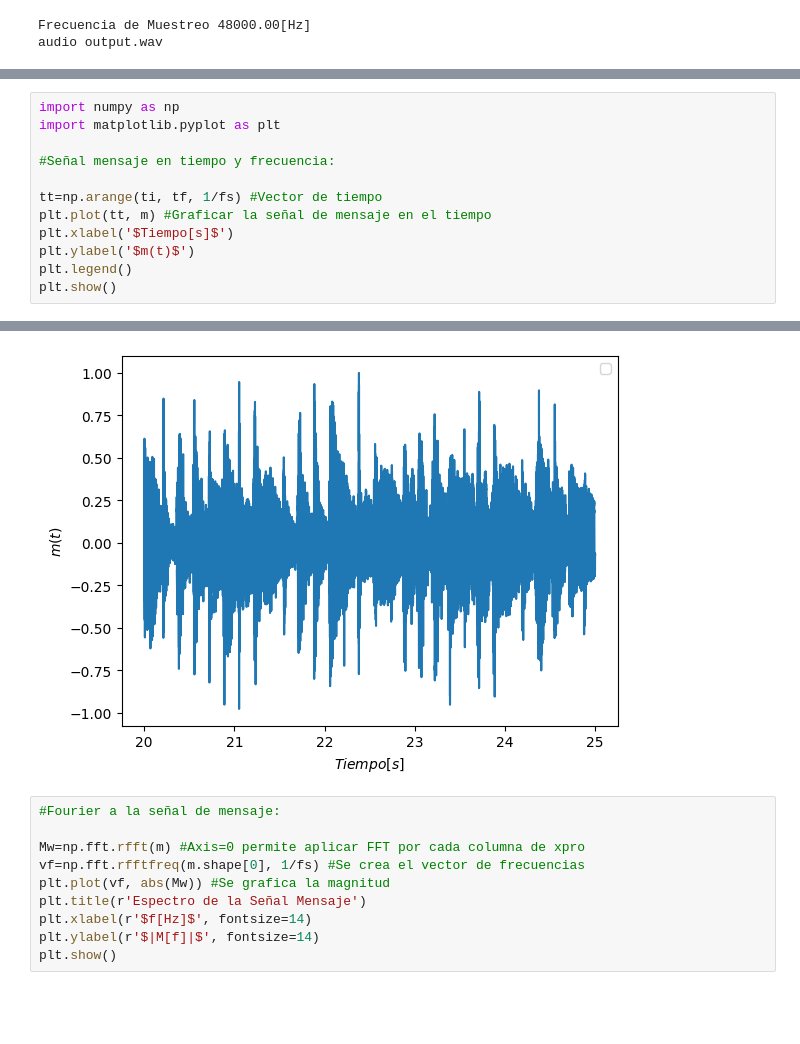
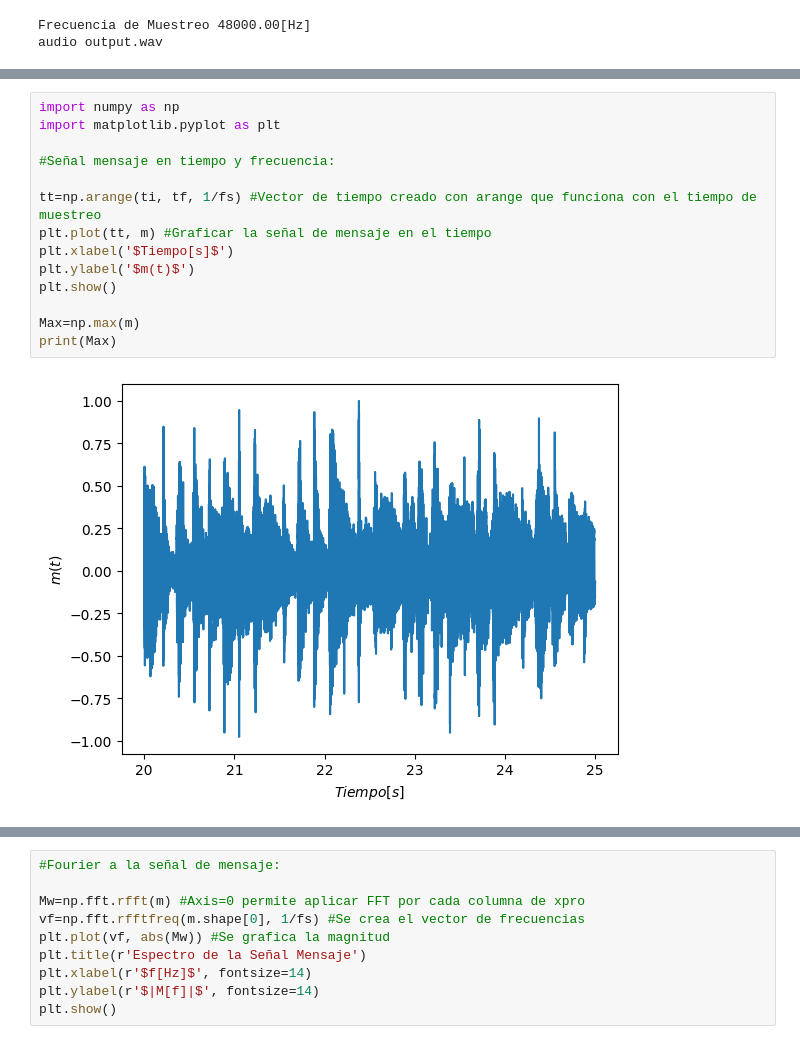
Before and after one commit to Matceo/Ejercicio2, a Jupyter notebook: Serie&TransformadaDeFourier./S&S:Parcial2.ipynb, the cells around one changed output, grey strips where cells are left out. Drawn from its saved outputs; the diff is of its cells as text; blank space fills up the shorter version.

```diff
--- a/Serie&TransformadaDeFourier./S&S:Parcial2.ipynb
+++ b/Serie&TransformadaDeFourier./S&S:Parcial2.ipynb
@@ -198,13 +201,16 @@ Audio(m, rate=fs)
 # %%
 import numpy as np
 import matplotlib.pyplot as plt
 
 #Señal mensaje en tiempo y frecuencia:
 
-tt=np.arange(ti, tf, 1/fs) #Vector de tiempo
+tt=np.arange(ti, tf, 1/fs) #Vector de tiempo creado con arange que funciona con el tiempo de muestreo
 plt.plot(tt, m) #Graficar la señal de mensaje en el tiempo
 plt.xlabel('$Tiempo[s]$')
 plt.ylabel('$m(t)$')
-plt.legend()
 plt.show()
+
+Max=np.max(m)
+print(Max)
 # %% [output]
+[figure]
@@ -212,4 +218,3 @@ WARNING:matplotlib.legend:No artists with labels found to put in legend.  Note t
-[figure]
 # %%
 #Fourier a la señal de mensaje:
 
```
Also changed, not shown: parts of 12 cells of this notebook.
